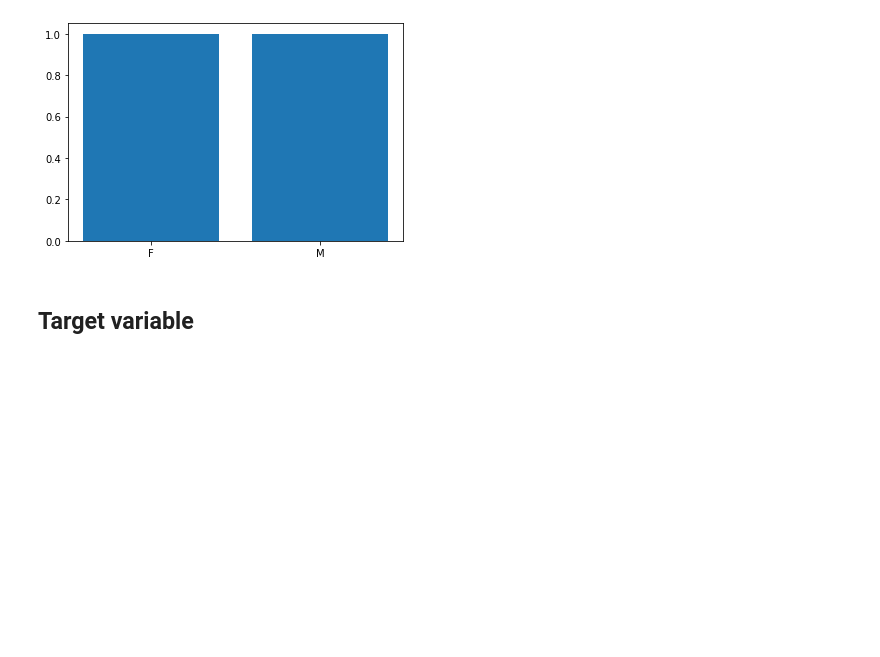
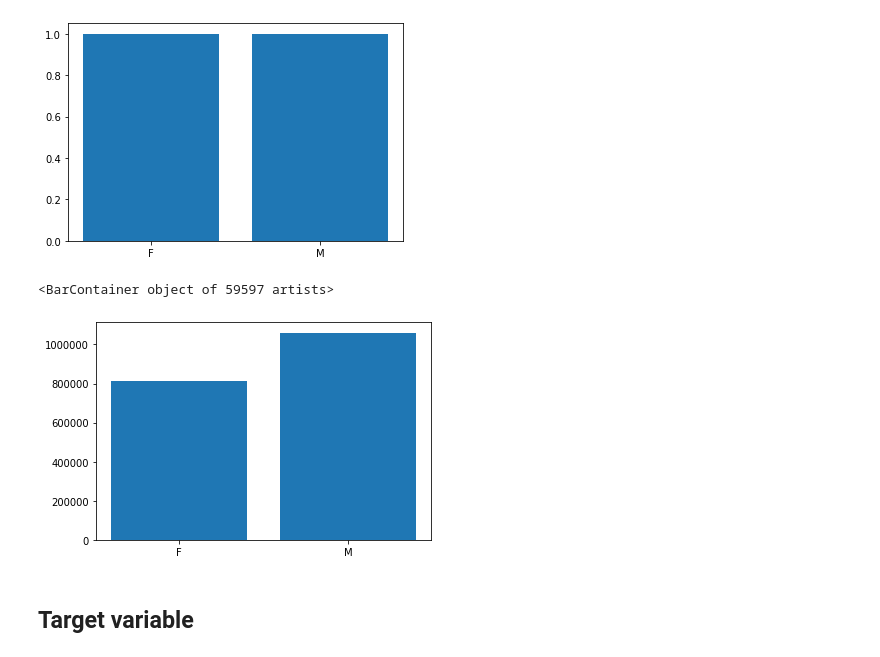
Before and after one commit to Lidetsal/Code_Practice, a Jupyter notebook: 2modeling.ipynb, the cells around one changed output. Saved outputs shown, nothing was run; the diff lists cells and outputs as text; code cells hidden in the pictures; blank space fills up the shorter version.

```diff
--- a/2modeling.ipynb
+++ b/2modeling.ipynb
@@ -52,6 +52,11 @@ plt.bar(train.sex, train.uninsured)
 plt.show()
 # %% [output]
 [figure]
+# %%
+plt.bar(train.sex, train.total_income)
+# %% [output]
+<BarContainer object of 59597 artists>
+[figure, added]
 # %% [markdown]
 ## Target variable
 # %%
```
